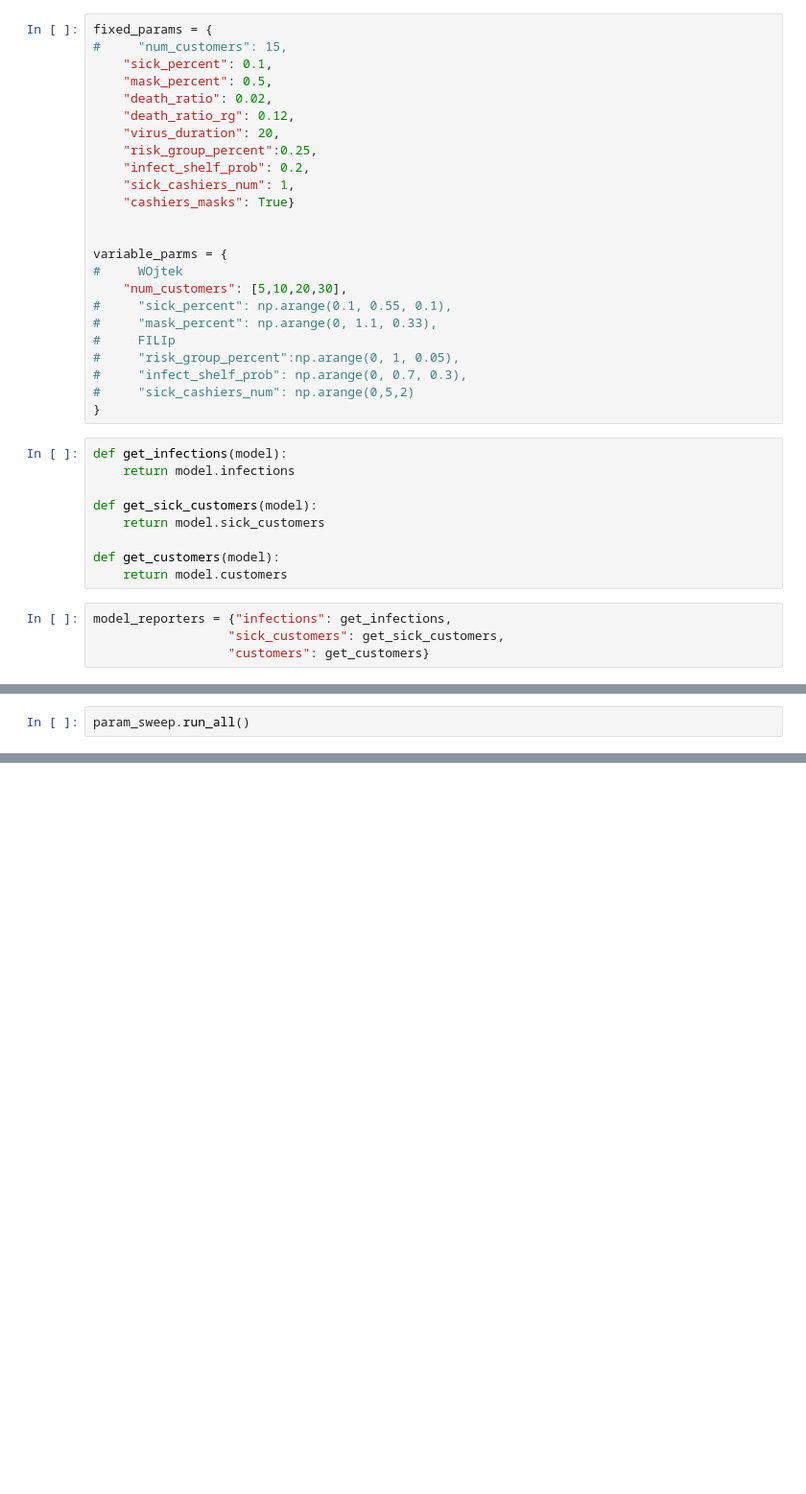
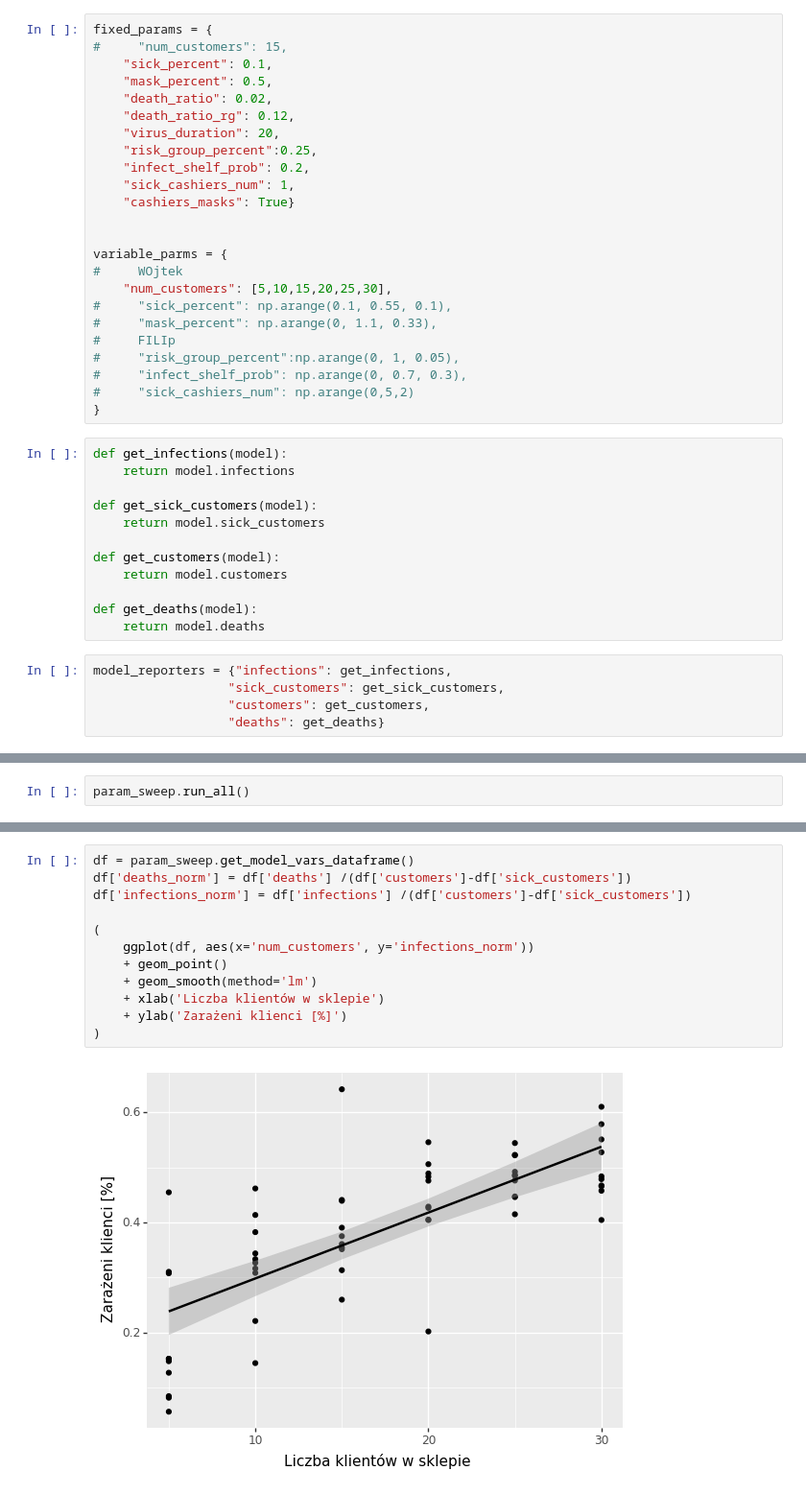
Before and after one commit to bonczol/covid-19-shop-simulation, a Jupyter notebook: Untitled.ipynb, the cells around one changed output, grey strips where cells are left out. Shown at 96% size. Cells and saved outputs as stored; diff of their text form; blank space fills up the shorter version.

```diff
--- a/Untitled.ipynb
+++ b/Untitled.ipynb
@@ -23,7 +21,7 @@ fixed_params = {
 
 variable_parms = {
 #     WOjtek
-    "num_customers": [5,10,20,30],
+    "num_customers": [5,10,15,20,25,30],
 #     "sick_percent": np.arange(0.1, 0.55, 0.1),
 #     "mask_percent": np.arange(0, 1.1, 0.33),
 #     FILIp
@@ -40,10 +38,14 @@ def get_sick_customers(model):
 
 def get_customers(model):
     return model.customers
+
+def get_deaths(model):
+    return model.deaths
 # %%
 model_reporters = {"infections": get_infections,
                   "sick_customers": get_sick_customers,
-                  "customers": get_customers}
+                  "customers": get_customers,
+                  "deaths": get_deaths}
 # %%
 param_sweep = BatchRunner(CovidModel,
                           variable_parameters=variable_parms,
@@ -59,0 +58,14 @@ df
+# %%
+df = param_sweep.get_model_vars_dataframe()
+df['deaths_norm'] = df['deaths'] /(df['customers']-df['sick_customers'])
+df['infections_norm'] = df['infections'] /(df['customers']-df['sick_customers'])
+
+(
+    ggplot(df, aes(x='num_customers', y='infections_norm'))
+    + geom_point()
+    + geom_smooth(method='lm')
+    + xlab('Liczba klientów w sklepie')
+    + ylab('Zarażeni klienci [%]')
+)
+# %% [output]
+[figure, added]
```
Also changed, not shown: parts of 18 cells of this notebook, 1 other file.
